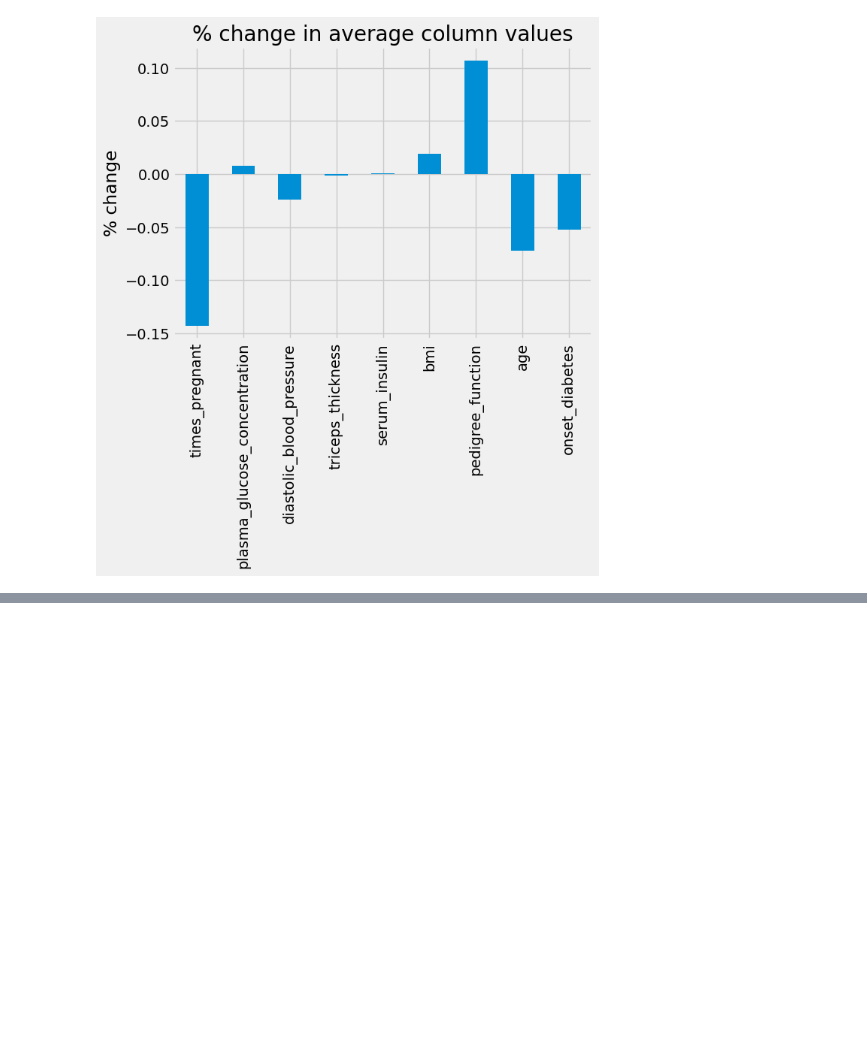
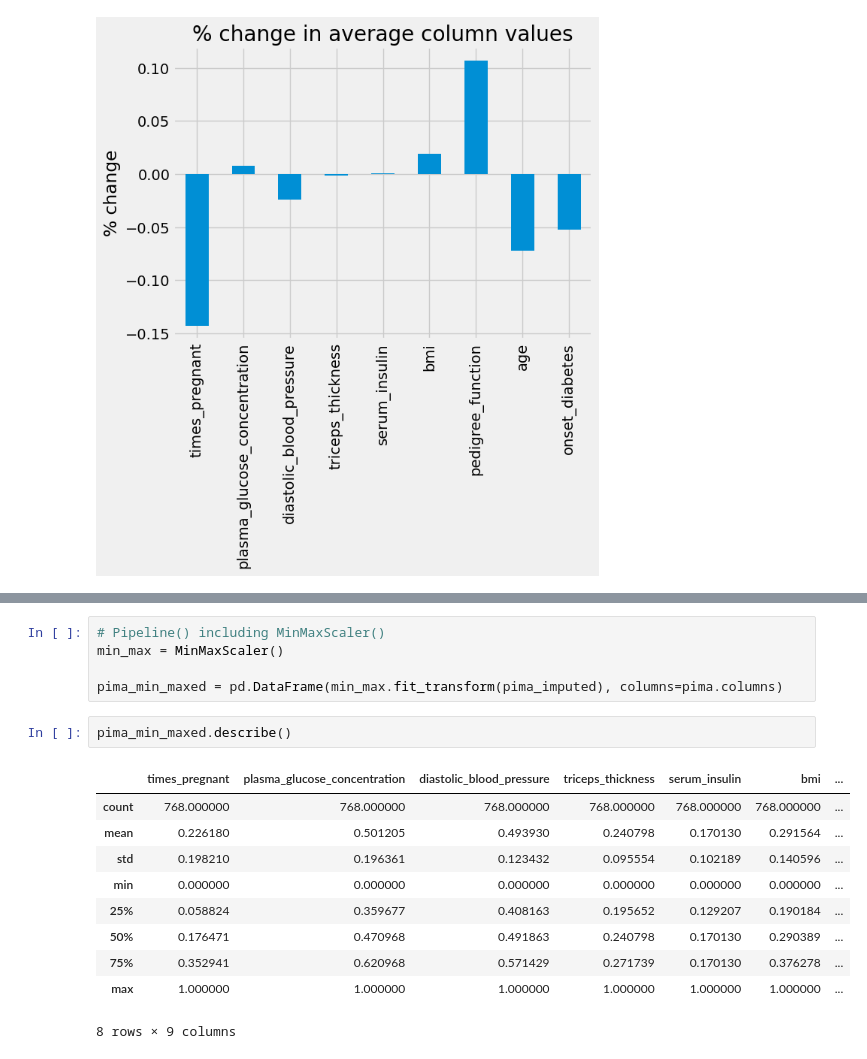
Before and after one commit to yungshun317/sklearn-ml-feature-improvement, a Jupyter notebook: pima_indians_diabetes_database.ipynb, the cells around one changed output, grey strips where cells are left out. Cells and saved outputs as stored; diff of their text form; blank space fills up the shorter version.

```diff
--- a/pima_indians_diabetes_database.ipynb
+++ b/pima_indians_diabetes_database.ipynb
@@ -636,0 +658,18 @@ print(grid.best_score_, grid.best_params_)
+# %%
+# Pipeline() including MinMaxScaler()
+min_max = MinMaxScaler()
+
+pima_min_maxed = pd.DataFrame(min_max.fit_transform(pima_imputed), columns=pima.columns)
+# %%
+pima_min_maxed.describe()
+# %% [output]
+|  | times_pregnant | plasma_glucose_concentration | diastolic_blood_pressure | triceps_thickness | serum_insulin | bmi | ... |
+| count | 768.000000 | 768.000000 | 768.000000 | 768.000000 | 768.000000 | 768.000000 | ... |
+| mean | 0.226180 | 0.501205 | 0.493930 | 0.240798 | 0.170130 | 0.291564 | ... |
+| std | 0.198210 | 0.196361 | 0.123432 | 0.095554 | 0.102189 | 0.140596 | ... |
+| min | 0.000000 | 0.000000 | 0.000000 | 0.000000 | 0.000000 | 0.000000 | ... |
+| 25% | 0.058824 | 0.359677 | 0.408163 | 0.195652 | 0.129207 | 0.190184 | ... |
+| 50% | 0.176471 | 0.470968 | 0.491863 | 0.240798 | 0.170130 | 0.290389 | ... |
+| 75% | 0.352941 | 0.620968 | 0.571429 | 0.271739 | 0.170130 | 0.376278 | ... |
+| max | 1.000000 | 1.000000 | 1.000000 | 1.000000 | 1.000000 | 1.000000 | ... |
+8 rows × 9 columns
```
Also changed, not shown: parts of 69 cells of this notebook.
